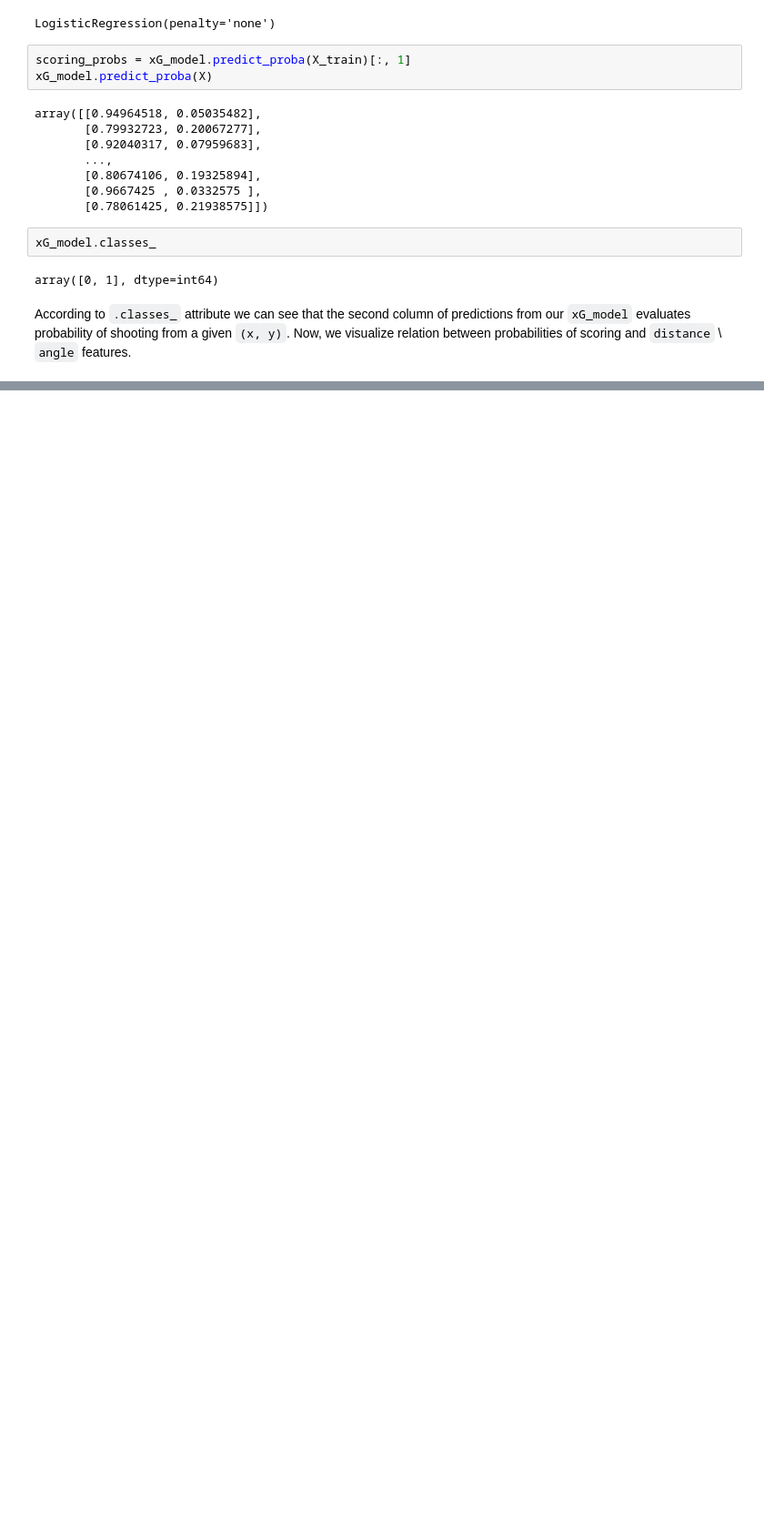
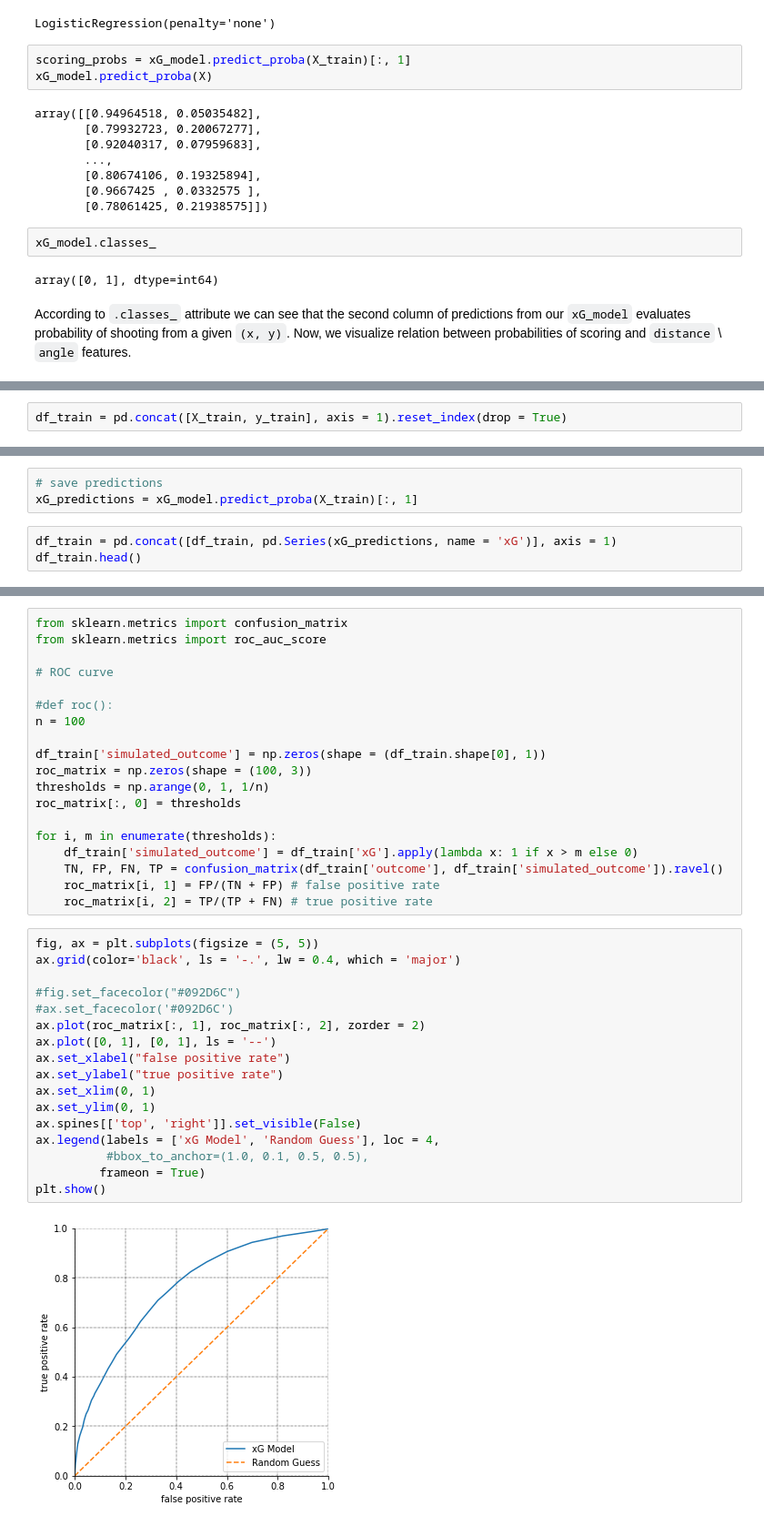
Before and after one commit to faridmusayev/Expected_Goals_Model, a Jupyter notebook: building_model.ipynb, the cells around one changed output, grey strips where cells are left out. Shown at 91% size. Drawn from its saved outputs; the diff is of its cells as text; blank space fills up the shorter version.

```diff
--- a/building_model.ipynb
+++ b/building_model.ipynb
@@ -198,0 +213,2 @@ ax[1].scatter(X_train['angle'], scoring_probs)
+# %%
+df_train = pd.concat([X_train, y_train], axis = 1).reset_index(drop = True)
@@ -198,0 +250,6 @@ ax[1].scatter(X_train['angle'], scoring_probs)
+# %%
+# save predictions
+xG_predictions = xG_model.predict_proba(X_train)[:, 1]
+# %%
+df_train = pd.concat([df_train, pd.Series(xG_predictions, name = 'xG')], axis = 1)
+df_train.head()
@@ -198,0 +263,38 @@ ax[1].scatter(X_train['angle'], scoring_probs)
+# %%
+from sklearn.metrics import confusion_matrix
+from sklearn.metrics import roc_auc_score
+
+# ROC curve
+
+#def roc():
+n = 100
+
+df_train['simulated_outcome'] = np.zeros(shape = (df_train.shape[0], 1))
+roc_matrix = np.zeros(shape = (100, 3))
+thresholds = np.arange(0, 1, 1/n)
+roc_matrix[:, 0] = thresholds
+
+for i, m in enumerate(thresholds):
+    df_train['simulated_outcome'] = df_train['xG'].apply(lambda x: 1 if x > m else 0)
+    TN, FP, FN, TP = confusion_matrix(df_train['outcome'], df_train['simulated_outcome']).ravel()
+    roc_matrix[i, 1] = FP/(TN + FP) # false positive rate
+    roc_matrix[i, 2] = TP/(TP + FN) # true positive rate
+# %%
+fig, ax = plt.subplots(figsize = (5, 5))
+ax.grid(color='black', ls = '-.', lw = 0.4, which = 'major')
+
+#fig.set_facecolor("#092D6C")
+#ax.set_facecolor('#092D6C')
+ax.plot(roc_matrix[:, 1], roc_matrix[:, 2], zorder = 2)
+ax.plot([0, 1], [0, 1], ls = '--')
+ax.set_xlabel("false positive rate")
+ax.set_ylabel("true positive rate")
+ax.set_xlim(0, 1)
+ax.set_ylim(0, 1)
+ax.spines[['top', 'right']].set_visible(False)
+ax.legend(labels = ['xG Model', 'Random Guess'], loc = 4,
+          #bbox_to_anchor=(1.0, 0.1, 0.5, 0.5),
+         frameon = True)
+plt.show()
+# %% [output]
+[figure, added]
```
Also changed, not shown: parts of 35 cells of this notebook.
